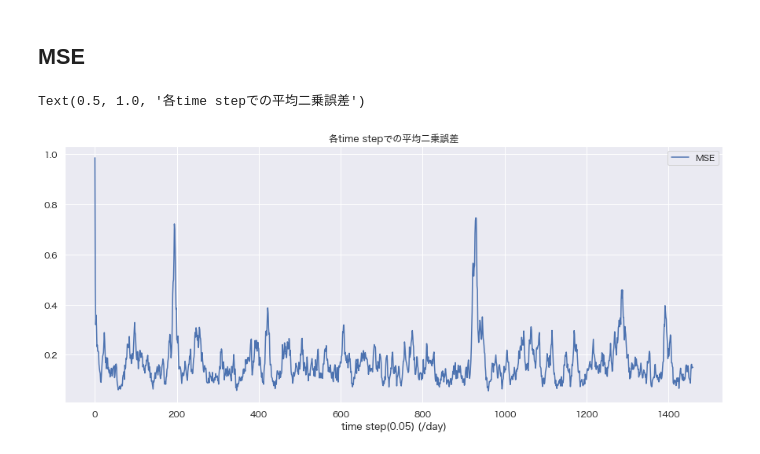
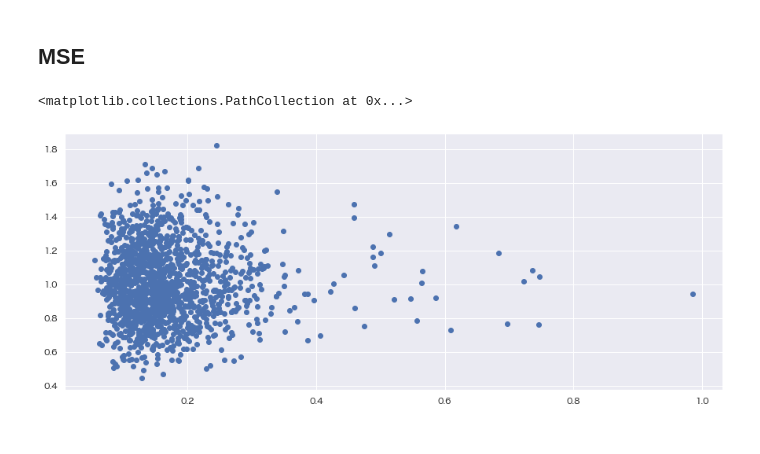
Before and after one commit to washingtk/data-assimilation-A, a Jupyter notebook: notebooks/task5/KF_simulation.ipynb, the cells around one changed output. Saved outputs shown, nothing was run; the diff lists cells and outputs as text; code cells hidden in the pictures.

```diff
--- a/notebooks/task5/KF_simulation.ipynb
+++ b/notebooks/task5/KF_simulation.ipynb
@@ -149,7 +150,8 @@ N = 40
 I = np.identity(N, dtype=np.float_)
 H = np.identity(N, dtype=np.float_)
 R = np.identity(N, dtype=np.float_)
-alpha = 1.4
+# ajpha 共分散膨張　　↓色々変えてみる
+alpha = 1.
 delta = 1e-8
 dt = 0.05
 # %%
@@ -241,12 +240,12 @@ Text(0.5, 1.0, 'ある地点での解析結果(500stepまで)')
 ## MSE
 # %%
 err = np.power(x_analyze - origin, 2).sum(axis=1) / 40
+noise_err = np.power(noise, 2).sum(axis=1) / 40
 # %%
 fig, ax = plt.subplots(figsize=(15, 6))
 ax.plot(err, label="MSE")
+ax.axhline(np.average(err), color="red")
+ax.plot(noise_err[six_hour], label="noise MSE")
 ax.legend()
 ax.set_xlabel("time step(0.05) (/day)")
 ax.set_title("各time stepでの平均二乗誤差")
-# %% [output]
-Text(0.5, 1.0, '各time stepでの平均二乗誤差')
-[figure, removed]
@@ -252,0 +259,6 @@ Text(0.5, 1.0, '各time stepでの平均二乗誤差')
+# %%
+plt.figure(figsize=(15, 6))
+plt.scatter(err, noise_err[six_hour])
+# %% [output]
+<matplotlib.collections.PathCollection at 0x...>
+[figure, added]
```
Also changed, not shown: parts of 3 cells of this notebook.
